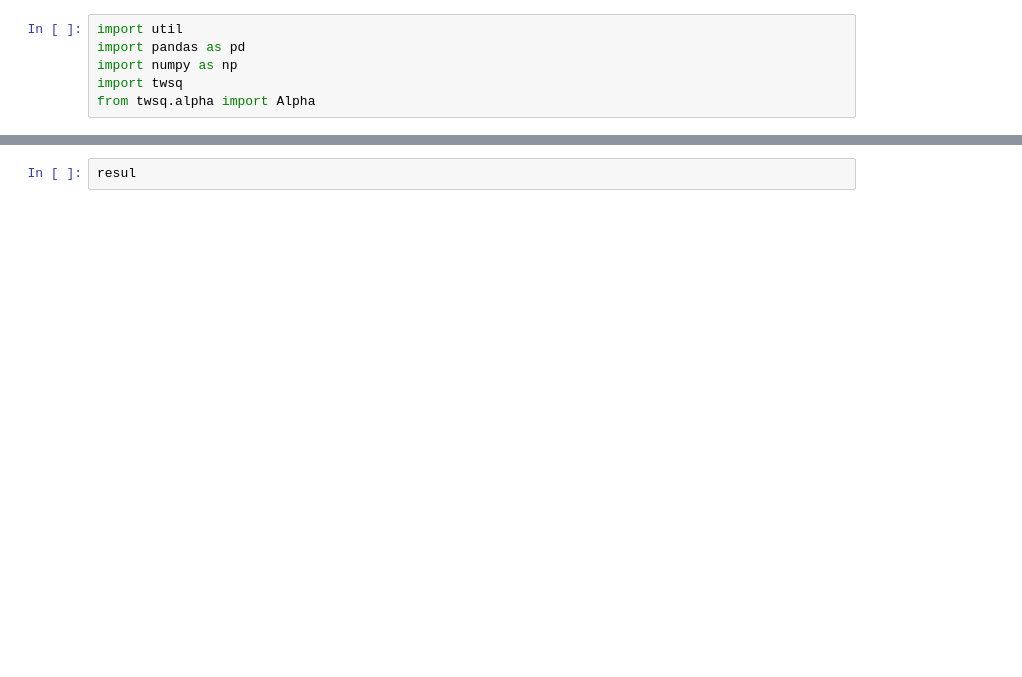
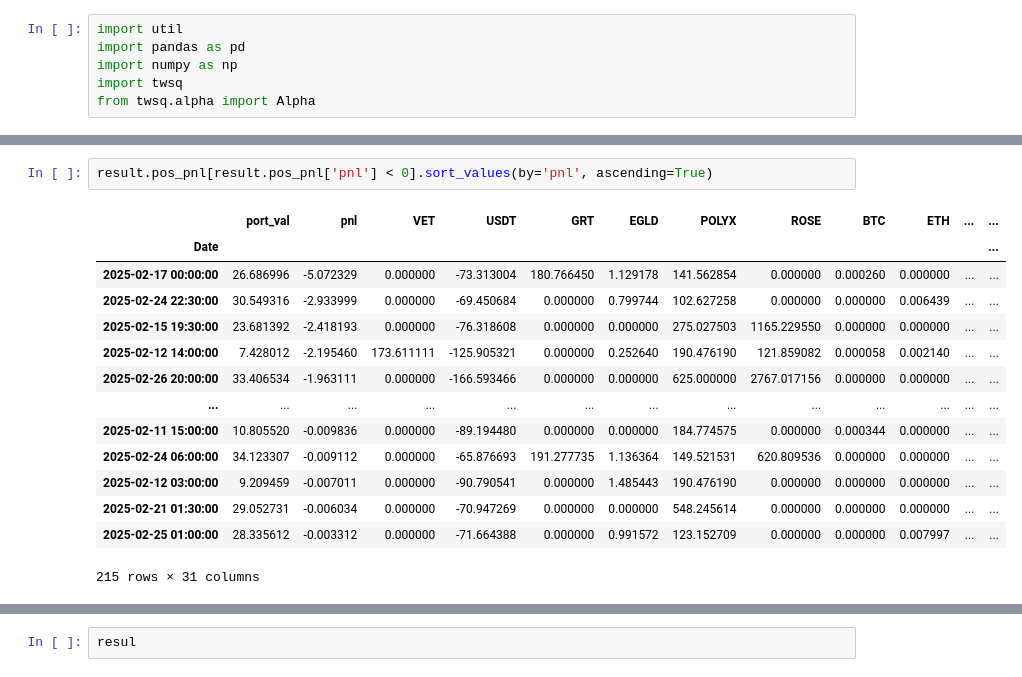
Before and after one commit to jofu-tofu/Trading-Bot, a Jupyter notebook: Live Trading/MRZSLong.ipynb, the cells around one changed output, grey strips where cells are left out. Drawn from its saved outputs; the diff is of its cells as text; blank space fills up the shorter version.

```diff
--- a/Live Trading/MRZSLong.ipynb
+++ b/Live Trading/MRZSLong.ipynb
@@ -156,3 +179,20 @@ result.pos_pnl['port_val'].plot()
+# %%
+result.pos_pnl[result.pos_pnl['pnl'] < 0].sort_values(by='pnl', ascending=True)
+# %% [output]
+|  | port_val | pnl | VET | USDT | GRT | EGLD | POLYX | ROSE | BTC | ETH | ... | ... |
+| Date |  |  |  |  |  |  |  |  |  |  |  | ... |
+| 2025-02-17 00:00:00 | 26.686996 | -5.072329 | 0.000000 | -73.313004 | 180.766450 | 1.129178 | 141.562854 | 0.000000 | 0.000260 | 0.000000 | ... | ... |
+| 2025-02-24 22:30:00 | 30.549316 | -2.933999 | 0.000000 | -69.450684 | 0.000000 | 0.799744 | 102.627258 | 0.000000 | 0.000000 | 0.006439 | ... | ... |
+| 2025-02-15 19:30:00 | 23.681392 | -2.418193 | 0.000000 | -76.318608 | 0.000000 | 0.000000 | 275.027503 | 1165.229550 | 0.000000 | 0.000000 | ... | ... |
+| 2025-02-12 14:00:00 | 7.428012 | -2.195460 | 173.611111 | -125.905321 | 0.000000 | 0.252640 | 190.476190 | 121.859082 | 0.000058 | 0.002140 | ... | ... |
+| 2025-02-26 20:00:00 | 33.406534 | -1.963111 | 0.000000 | -166.593466 | 0.000000 | 0.000000 | 625.000000 | 2767.017156 | 0.000000 | 0.000000 | ... | ... |
+| ... | ... | ... | ... | ... | ... | ... | ... | ... | ... | ... | ... | ... |
+| 2025-02-11 15:00:00 | 10.805520 | -0.009836 | 0.000000 | -89.194480 | 0.000000 | 0.000000 | 184.774575 | 0.000000 | 0.000344 | 0.000000 | ... | ... |
+| 2025-02-24 06:00:00 | 34.123307 | -0.009112 | 0.000000 | -65.876693 | 191.277735 | 1.136364 | 149.521531 | 620.809536 | 0.000000 | 0.000000 | ... | ... |
+| 2025-02-12 03:00:00 | 9.209459 | -0.007011 | 0.000000 | -90.790541 | 0.000000 | 1.485443 | 190.476190 | 0.000000 | 0.000000 | 0.000000 | ... | ... |
+| 2025-02-21 01:30:00 | 29.052731 | -0.006034 | 0.000000 | -70.947269 | 0.000000 | 0.000000 | 548.245614 | 0.000000 | 0.000000 | 0.000000 | ... | ... |
+| 2025-02-25 01:00:00 | 28.335612 | -0.003312 | 0.000000 | -71.664388 | 0.000000 | 0.991572 | 123.152709 | 0.000000 | 0.000000 | 0.007997 | ... | ... |
+215 rows × 31 columns
 # %%
 ret = result.pos_pnl['pnl']/1000
 ret.mean()/ret.std()*np.sqrt(365*24)
```
Also changed, not shown: parts of 7 cells of this notebook.
